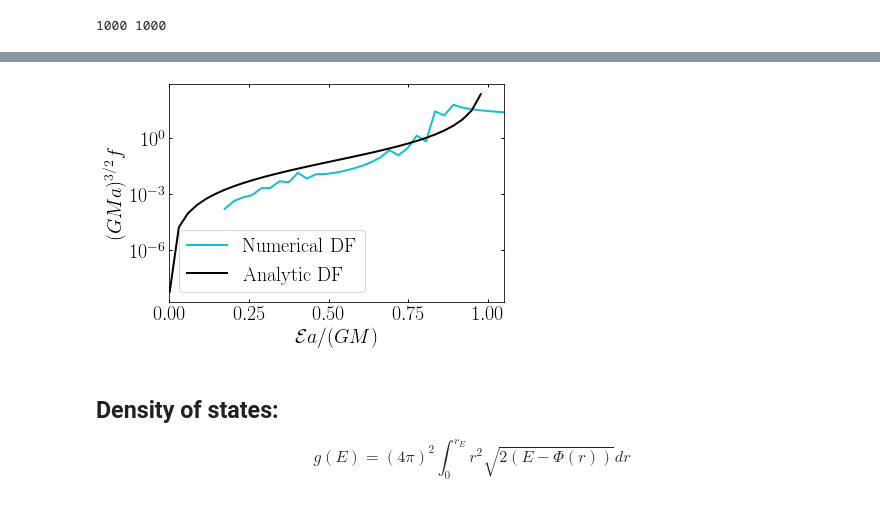
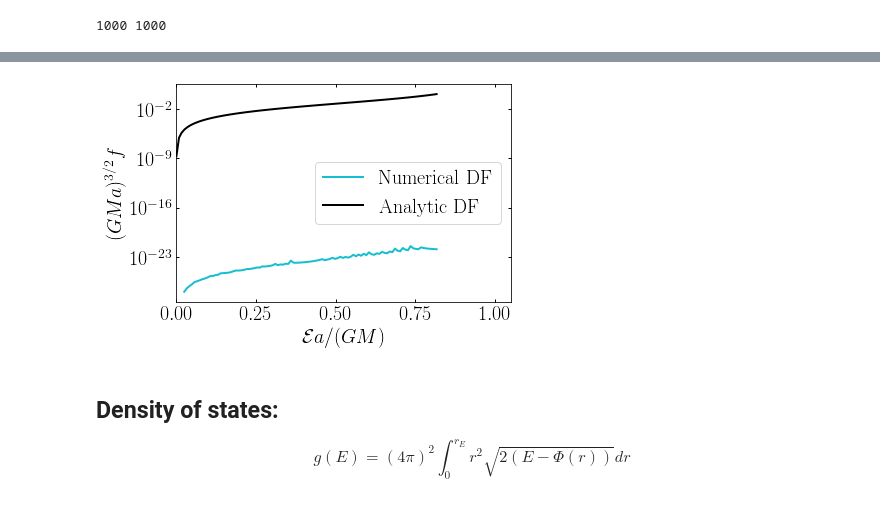
Before and after one commit to chervs/tracers_triaxial, a Jupyter notebook: test_Stracers.ipynb, the cells around one changed output, grey strips where cells are left out. Saved outputs shown, nothing was run; the diff lists cells and outputs as text; code cells hidden in the pictures.

Commit message:
Added Einasto test

```diff
--- a/test_Stracers.ipynb
+++ b/test_Stracers.ipynb
@@ -113,7 +113,7 @@ def energies(r_part, Ep, v, m, n_rbins, n_ebins):
     G = 4.30071e-6 # Gadget units
     nbins_coarsed = 20
     E_k = 0.5*v**2 # Kinetic energy / mass.
-    Ep = Ep - G*m*len(r)/np.max(r)
+    Ep = Ep #- G*m*len(r)/np.max(r)
     E = E_k + Ep
     shift_energy = 0#-np.min(Ep)
     E += shift_energy
@@ -179,7 +179,7 @@ def energies(r_part, Ep, v, m, n_rbins, n_ebins):
 # %% [markdown]
 # Distribution function:
 # %%
-def densities_derivatives(rbins, psi_bins, interp_bins=100, profile='Hernquist'):
+def densities_derivatives(rbins, psi_bins, interp_bins=50, profile='Hernquist'):
     """
     Computes the derivatives of
 
@@ -199,11 +199,11 @@ def densities_derivatives(rbins, psi_bins, interp_bins=100, profile='Hernquist')
     # interpolating in the radial bins.
     rbins_hr = np.linspace(min(rbins), max(rbins), interp_bins)
     #nu_tracer_hr = spl1(rbins_hr)
-    nu_tracer=rho_tracers(rbins_hr, 2.82E10, profile, [3])/2.82E10
+    nu_tracer=rho_tracers(rbins_hr, 2.82E10, profile, [9.53, 1.07])/2.82E10
     psi_hr = spl1(rbins_hr)
 
     # First derivative.
-    dnu_dpsi = np.gradient(nu_tracer, psi_hr)
+    dnu_dpsi = np.gradient(nu_tracer, psi_hr, edge_order=1)
     #spl3 = interp1d(rbins, dnu_dpsi, kind='cubic')
     #dnu_dpsi_hr = spl3(rbins_hr)
 
@@ -212,7 +212,7 @@ def densities_derivatives(rbins, psi_bins, interp_bins=100, profile='Hernquist')
 
     # smoothing first derivative
     #dnu_dpsi_smooth = savitzky_golay(dnu_dpsi, 5, 3)
-    dnu2_dpsi2 = np.gradient(dnu_dpsi, psi_hr)
+    dnu2_dpsi2 = np.gradient(dnu_dpsi, psi_hr, edge_order=1)
     # smoothing second derivative
     #dnu2_dpsi2_smooth = savitzky_golay(dnu2_dpsi2, 5, 3)
 
@@ -321,8 +321,8 @@ print(np.sum(mass))
 r = np.sqrt(pp[:,0]**2+pp[:,1]**2+pp[:,2]**2)
 
 # truncating the halo
-"""
-r_cut = index = np.where((r<300)& (r>0))[0]
+
+r_cut = index = np.where((r<200)& (r>1))[0]
 
 pp = pp[r_cut]
 r = r[r_cut]
@@ -330,7 +330,7 @@ vv = vv[r_cut]
 mass = mass[r_cut]
 Epp = Epp[r_cut]
 ids = ids[r_cut]
-"""
+
 v = np.sqrt(vv[:,0]**2 + vv[:,1]**2 + vv[:,2]**2)
 
 m_tr = np.sum(mass)*1E10
@@ -371,11 +367,11 @@ print(len(rbins), len(psi))
 # %%
 figure(figsize=(6, 10))
 
-for i in range(10000, 12000, 500):
+for i in range(1000, 2000, 1000):
     r_hr,  nu_tracer, psi_hr, dnu_dpsi_smooth, dnu2_dpsi2_smooth = densities_derivatives(rbins,
                                                                                          psi,
                                                                                          interp_bins=i,
-                                                                                         profile='Hernquist')
+                                                                                         profile='Einasto')
     subplot(4, 1, 1)
     loglog(r_hr, nu_tracer)
     ylabel(r'$\nu(r)$')
@@ -455,15 +441,15 @@ df with negative values, something is wrong.
 # %%
 plt.semilogy(eps_edges*3/(m_tr*4.30071e-6), (df*(m_tr*4.30071e-6*3)**(3/2.)), c='C9', lw=2, label='Numerical DF')
 plt.semilogy(eps_edges*3/(m_tr*4.30071e-6), df_h*(m_tr*4.30071e-6*3)**(3/2.), c='k', lw=2, label='Analytic DF')
 
 xlabel(r'$\mathcal{E} a / (GM)$')
 ylabel(r'$(GMa)^{3/2} f$')
 xlim(0, 1.05)
 legend()
 
-savefig('DF_Hernquist.pdf', bbox_inches='tight')
+savefig('./doc/DF_Hernquist.pdf', bbox_inches='tight')
 # %% [output]
-[figure, old version]
+[figure, new version]
 # %% [markdown]
 ## Density of states:
 
```
Also changed, not shown: parts of 17 cells of this notebook.
